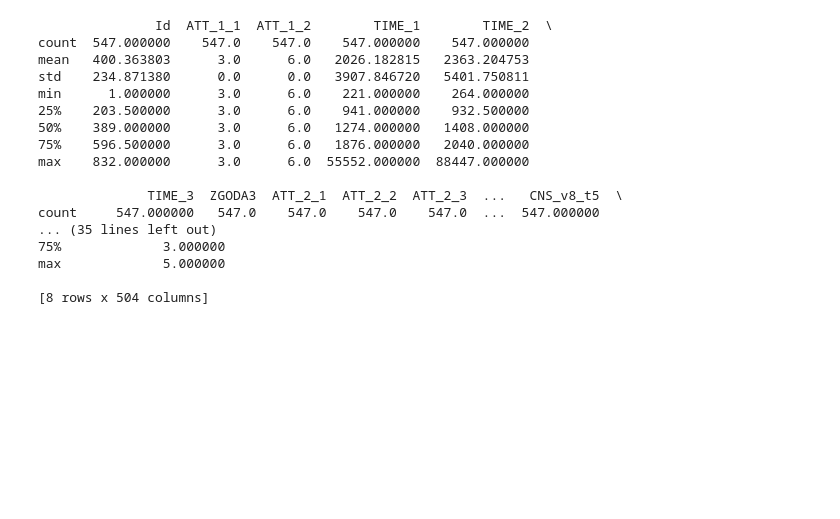
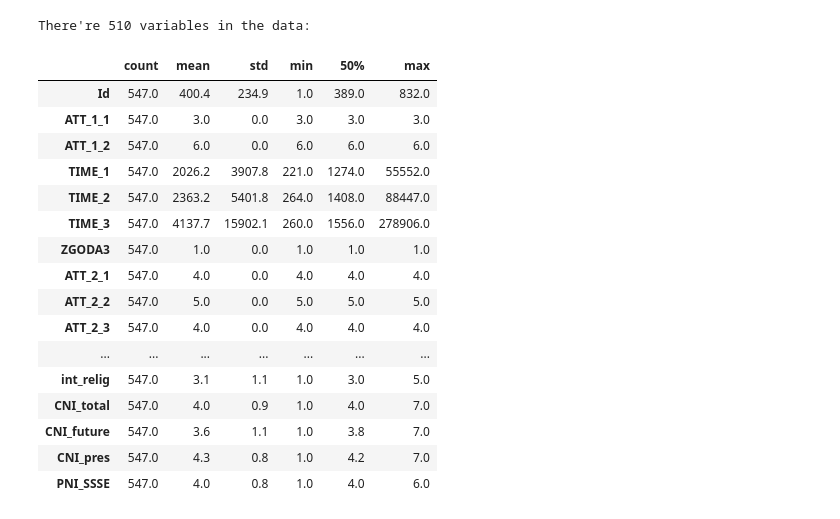
Before and after one commit to marcindahlen/covid-and-narcissism-network-analysis, a Jupyter notebook: notebook.ipynb, the cells around one changed output. Saved outputs shown, nothing was run; the diff lists cells and outputs as text; code cells hidden in the pictures; blank space fills up the shorter version.

Commit message:
understanding data set in progress

```diff
--- a/notebook.ipynb
+++ b/notebook.ipynb
@@ -3,24 +3,32 @@ import pandas
 import networkx
 import seaborn
 import pyreadstat
-# %%
-df_original, meta_original = pyreadstat.read_sav("data-covid-source.sav")
-print(df_original.describe())
-# %% [output]
-               Id  ATT_1_1  ATT_1_2        TIME_1        TIME_2  \
-count  547.000000    547.0    547.0    547.000000    547.000000
-mean   400.363803      3.0      6.0   2026.182815   2363.204753
-std    234.871380      0.0      0.0   3907.846720   5401.750811
-min      1.000000      3.0      6.0    221.000000    264.000000
-25%    203.500000      3.0      6.0    941.000000    932.500000
-50%    389.000000      3.0      6.0   1274.000000   1408.000000
-75%    596.500000      3.0      6.0   1876.000000   2040.000000
-max    832.000000      3.0      6.0  55552.000000  88447.000000
-
-              TIME_3  ZGODA3  ATT_2_1  ATT_2_2  ATT_2_3  ...   CNS_v8_t5  \
-count     547.000000   547.0    547.0    547.0    547.0  ...  547.000000
-... (35 lines left out)
-75%             3.000000
-max             5.000000
-
-[8 rows x 504 columns]
+# %%
+df_original, meta_original = pyreadstat.read_sav("data-covid-source.sav")
+print(f"There're {len(df_original.columns)} variables in the data:")
+pandas.set_option('display.max_columns', None)
+pandas.set_option("display.max_rows", None)
+pandas.set_option("display.precision", 1)
+display(df_original.describe(percentiles=[]).transpose())
+pandas.reset_option("max_columns")
+pandas.reset_option("max_rows")
+pandas.reset_option("precision")
+# %% [output]
+There're 510 variables in the data:
+|  | count | mean | std | min | 50% | max |
+| Id | 547.0 | 400.4 | 234.9 | 1.0 | 389.0 | 832.0 |
+| ATT_1_1 | 547.0 | 3.0 | 0.0 | 3.0 | 3.0 | 3.0 |
+| ATT_1_2 | 547.0 | 6.0 | 0.0 | 6.0 | 6.0 | 6.0 |
+| TIME_1 | 547.0 | 2026.2 | 3907.8 | 221.0 | 1274.0 | 55552.0 |
+| TIME_2 | 547.0 | 2363.2 | 5401.8 | 264.0 | 1408.0 | 88447.0 |
+| TIME_3 | 547.0 | 4137.7 | 15902.1 | 260.0 | 1556.0 | 278906.0 |
+| ZGODA3 | 547.0 | 1.0 | 0.0 | 1.0 | 1.0 | 1.0 |
+| ATT_2_1 | 547.0 | 4.0 | 0.0 | 4.0 | 4.0 | 4.0 |
+| ATT_2_2 | 547.0 | 5.0 | 0.0 | 5.0 | 5.0 | 5.0 |
+| ATT_2_3 | 547.0 | 4.0 | 0.0 | 4.0 | 4.0 | 4.0 |
+| ... | ... | ... | ... | ... | ... | ... |
+| int_relig | 547.0 | 3.1 | 1.1 | 1.0 | 3.0 | 5.0 |
+| CNI_total | 547.0 | 4.0 | 0.9 | 1.0 | 4.0 | 7.0 |
+| CNI_future | 547.0 | 3.6 | 1.1 | 1.0 | 3.8 | 7.0 |
+| CNI_pres | 547.0 | 4.3 | 0.8 | 1.0 | 4.2 | 7.0 |
+| PNI_SSSE | 547.0 | 4.0 | 0.8 | 1.0 | 4.0 | 6.0 |
```
Also changed, not shown: parts of 1 cell of this notebook.
